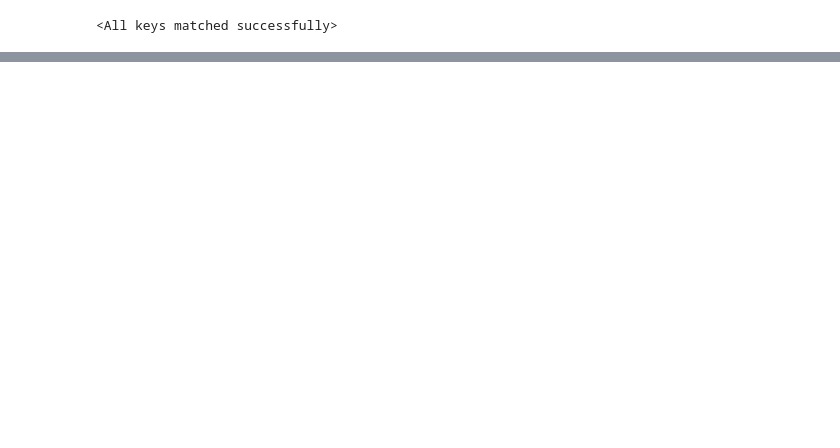
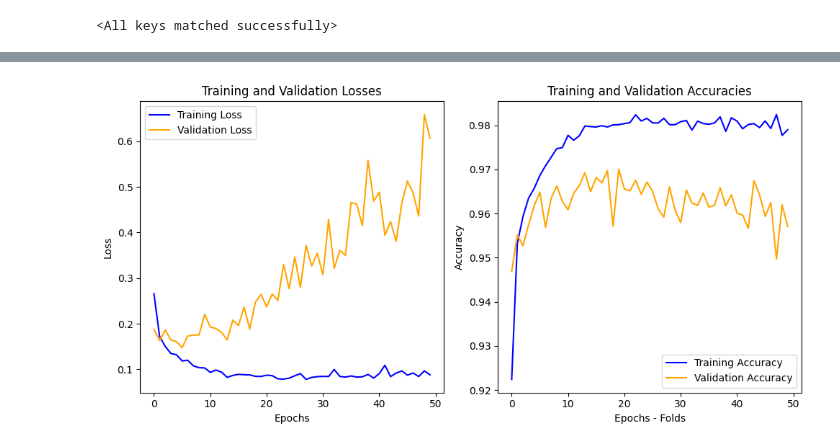
Before and after one commit to Khadija-Bayoud/MNIST, a Jupyter notebook: testFCN.ipynb, the cells around one changed output, grey strips where cells are left out. Saved outputs shown, nothing was run; the diff lists cells and outputs as text; code cells hidden in the pictures; blank space fills up the shorter version.

```diff
--- a/testFCN.ipynb
+++ b/testFCN.ipynb
@@ -65,8 +80,8 @@ plt.show()
 # %%
-optimizer = adam_optimizer(model, lr=5e-4)
+optimizer = adam_optimizer(model, lr=1e-2)
 criterion = cross_entropy_loss()
-num_epochs = 100
+num_epochs = 50
 # %%
-model, log_dict = train_model(model, train_loader, optimizer, criterion, num_epochs)
+model, log_dict = train_model(model, train_loader, test_loader, optimizer, criterion, num_epochs)
 torch.save(model, './models/model1.pth')
 # %% [output]
@@ -100,0 +110,9 @@ Validation Loss : 0.003 - Validation accuracy : 0.015
+# %%
+train_losses = log_dict['train_loss_per_epoch']
+train_accuracies = log_dict['train_accuracy_per_epoch']
+val_losses = log_dict['test_loss_per_epoch']
+val_accuracies = log_dict['test_accuracy_per_epoch']
+# %%
+visualization(train_losses, train_accuracies, val_losses, val_accuracies)
+# %% [output]
+[figure, added]
```
Also changed, not shown: parts of 9 cells of this notebook, 4 other files.
